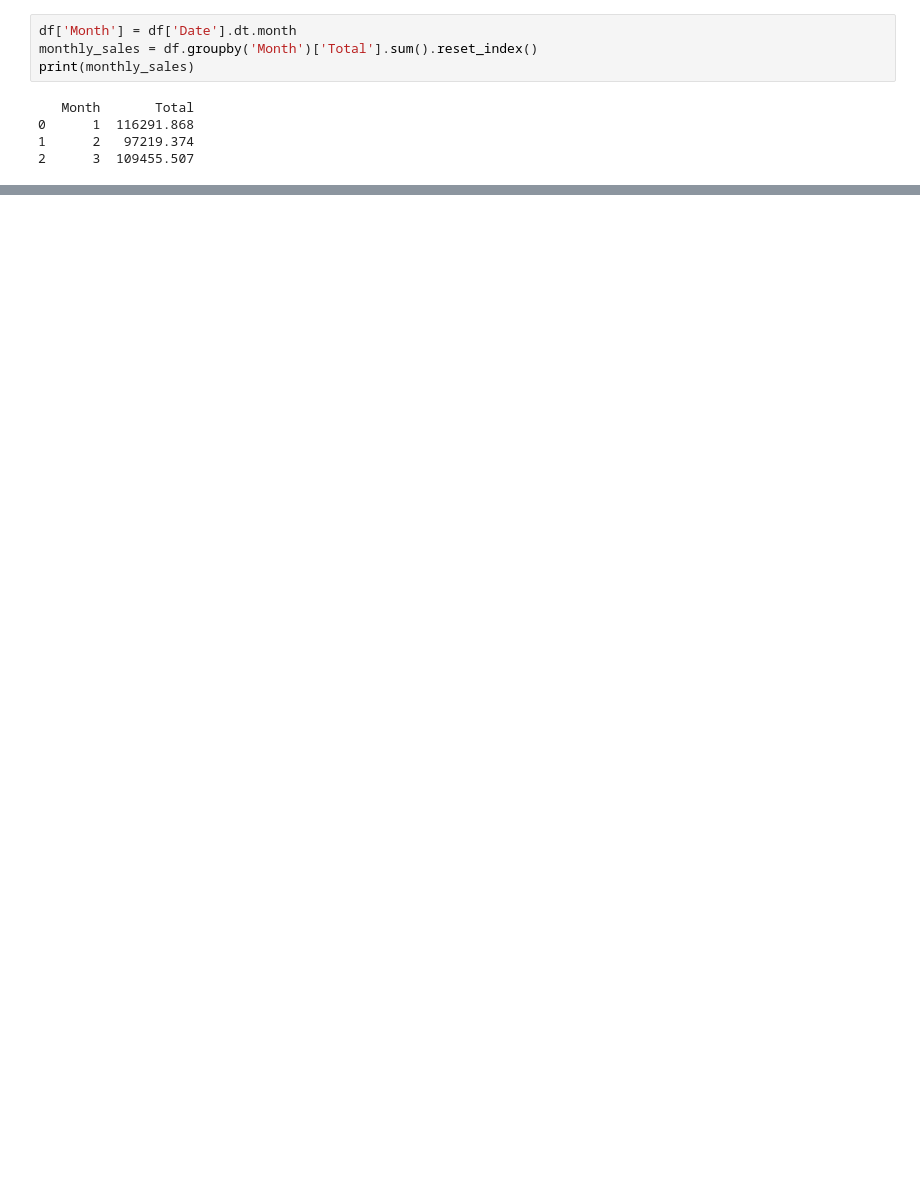
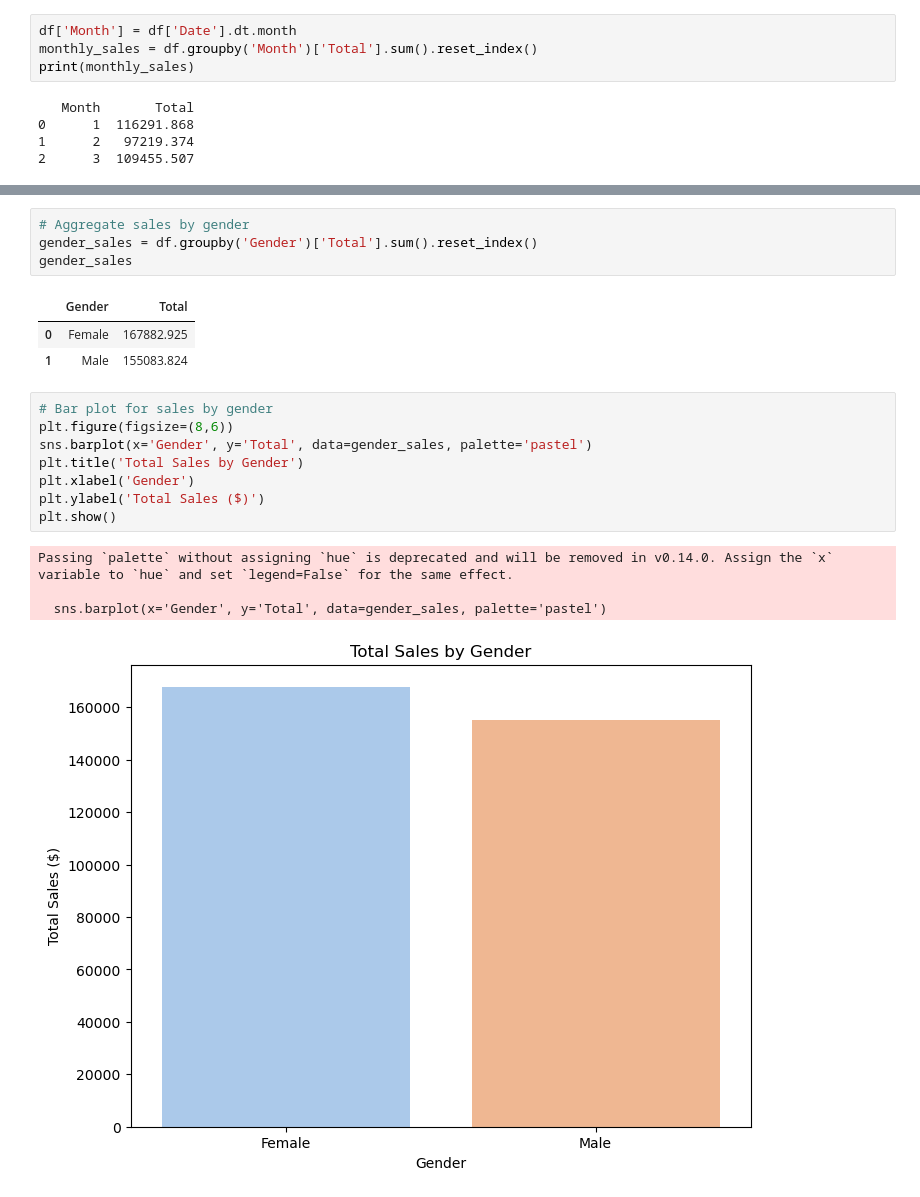
Before and after one commit to samuelarthurr/Final-Project_Data-Science, a Jupyter notebook: supermarket_sales.ipynb, the cells around one changed output, grey strips where cells are left out. Saved outputs shown, nothing was run; the diff lists cells and outputs as text; blank space fills up the shorter version.

```diff
--- a/supermarket_sales.ipynb
+++ b/supermarket_sales.ipynb
@@ -457,0 +661,21 @@ df
+# %%
+# Aggregate sales by gender
+gender_sales = df.groupby('Gender')['Total'].sum().reset_index()
+gender_sales
+# %% [output]
+|  | Gender | Total |
+| 0 | Female | 167882.925 |
+| 1 | Male | 155083.824 |
+# %%
+# Bar plot for sales by gender
+plt.figure(figsize=(8,6))
+sns.barplot(x='Gender', y='Total', data=gender_sales, palette='pastel')
+plt.title('Total Sales by Gender')
+plt.xlabel('Gender')
+plt.ylabel('Total Sales ($)')
+plt.show()
+# %% [output]
+Passing `palette` without assigning `hue` is deprecated and will be removed in v0.14.0. Assign the `x` variable to `hue` and set `legend=False` for the same effect.
+
+  sns.barplot(x='Gender', y='Total', data=gender_sales, palette='pastel')
+[figure, added]
```
Also changed, not shown: parts of 49 cells of this notebook, 1 other file.
